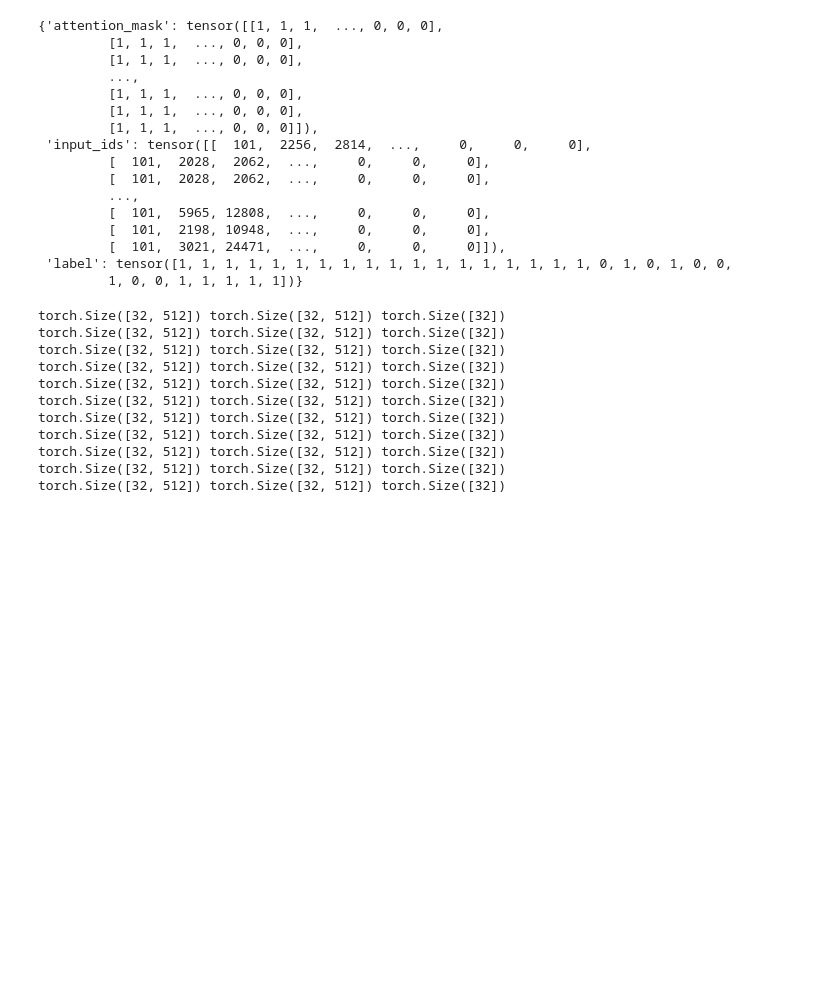
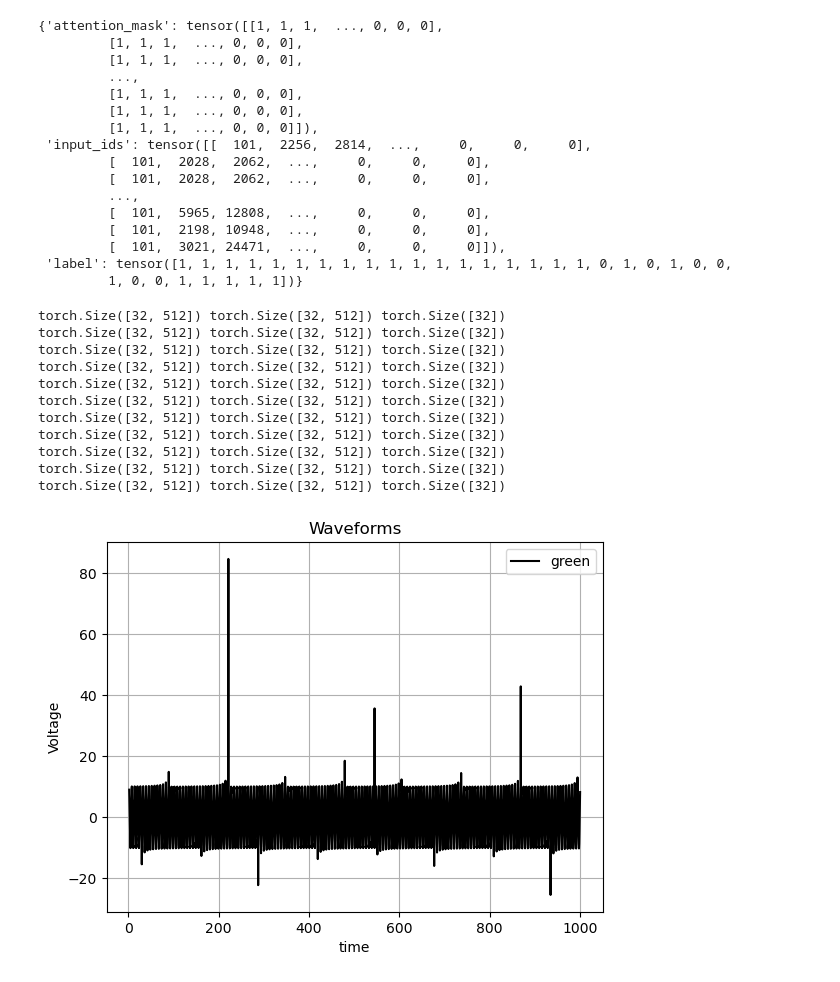
Before and after one commit to faizan1234567/sentence-classification, a Jupyter notebook: experimental notebook/experimental notebook.ipynb, the cells around one changed output. Saved outputs shown, nothing was run; the diff lists cells and outputs as text; code cells hidden in the pictures; blank space fills up the shorter version.

```diff
--- a/experimental notebook/experimental notebook.ipynb
+++ b/experimental notebook/experimental notebook.ipynb
@@ -175,0 +179,16 @@ from sklearn.metrics import confusion_matrix
+# %%
+x = np.linspace(2, 1000, 10000)
+y = np.sin(x)
+z = np.cos(x)
+t = np.tan(x)/100 + 10 * np.sin(x)
+# %%
+# plt.plot(x, y, 'g-' )
+# plt.plot(x, z, 'r-')
+plt.plot(x, t, 'k-')
+plt.legend(('green', 'red', 'black'))
+plt.xlabel('time')
+plt.ylabel('Voltage')
+plt.title('Waveforms')
+plt.grid()
+# %% [output]
+[figure, added]
```
Also changed, not shown: parts of 1 cell of this notebook, 1 other file.
